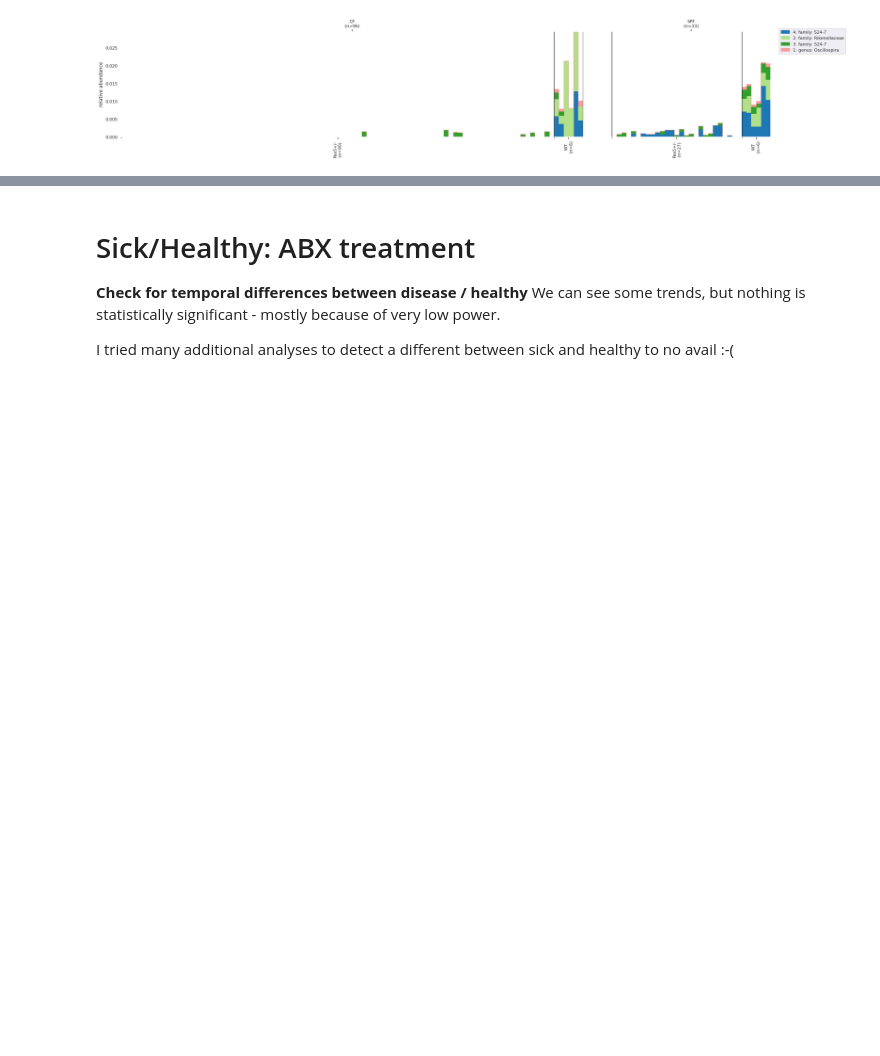
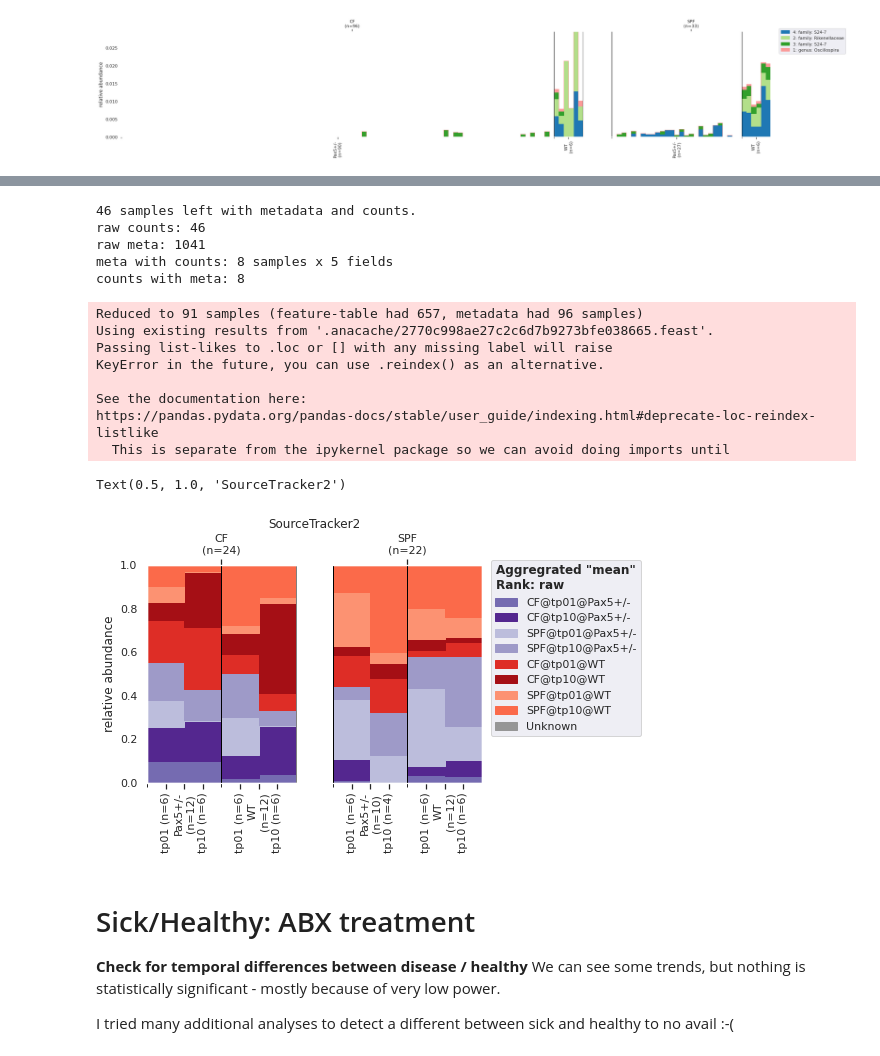
Before and after one commit to jlab/microbiome_pax5, a Jupyter notebook: 4Cohorts/pax5_cohousing_abx_bmt.ipynb, the cells around one changed output, grey strips where cells are left out. Saved outputs shown, nothing was run; the diff lists cells and outputs as text; code cells hidden in the pictures; blank space fills up the shorter version.

```diff
--- a/4Cohorts/pax5_cohousing_abx_bmt.ipynb
+++ b/4Cohorts/pax5_cohousing_abx_bmt.ipynb
@@ -988,3 +1158,35 @@ counts with meta: 129
+# %%
+res_feast_mc = feast(res_all['rarefaction']['results'], meta[pd.notnull(meta['st_sourcesink'])], col_envname='st_env_name', col_type='st_sourcesink', dry=False, use_grid=True, wait=False)
+p = plotTaxonomy(res_feast_mc['results'].loc[['CF@tp01@Pax5+/-','CF@tp10@Pax5+/-','SPF@tp01@Pax5+/-','SPF@tp10@Pax5+/-',
+                                            'CF@tp01@WT', 'CF@tp10@WT', 'SPF@tp01@WT', 'SPF@tp10@WT', 'Unknown']],
+                 meta, rank='raw', minreadnr=0, file_taxonomy=pd.Series(),
+                 group_l1='genotype',
+                 group_l0='facility',
+                 group_l2='timepoint_title',
+                 print_meanrelabunances=False,
+                 colors=colors_srtr,
+                 reorder_taxa=False,
+                 fct_aggregate=np.mean,
+                 print_sample_labels=True
+                )
+_ = p[0].get_axes()[0].set_xticklabels([_tp_short(t.get_text().split(' (')[0]) + ' (' + t.get_text().split(' (')[-1] for t in p[0].get_axes()[0].get_xticklabels()])
+p[0].get_axes()[0].set_title('SourceTracker2')
+# %% [output]
+46 samples left with metadata and counts.
+raw counts: 46
+raw meta: 1041
+meta with counts: 8 samples x 5 fields
+counts with meta: 8
+Reduced to 91 samples (feature-table had 657, metadata had 96 samples)
+Using existing results from '.anacache/2770c998ae27c2c6d7b9273bfe038665.feast'.
+Passing list-likes to .loc or [] with any missing label will raise
+KeyError in the future, you can use .reindex() as an alternative.
+
+See the documentation here:
+https://pandas.pydata.org/pandas-docs/stable/user_guide/indexing.html#deprecate-loc-reindex-listlike
+  This is separate from the ipykernel package so we can avoid doing imports until
+Text(0.5, 1.0, 'SourceTracker2')
+[figure, added]
 # %% [markdown]
 # Sick/Healthy: ABX treatment
 
```
Also changed, not shown: parts of 12 cells of this notebook, 3 other files.
